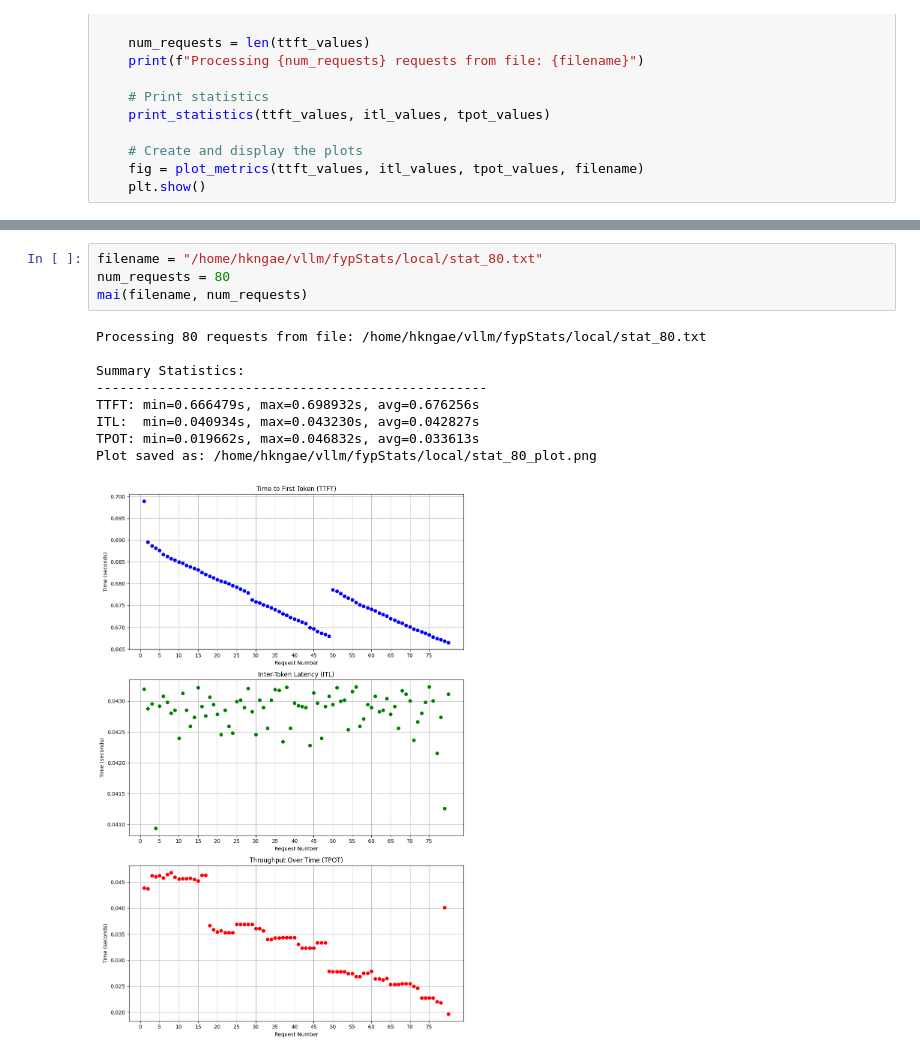
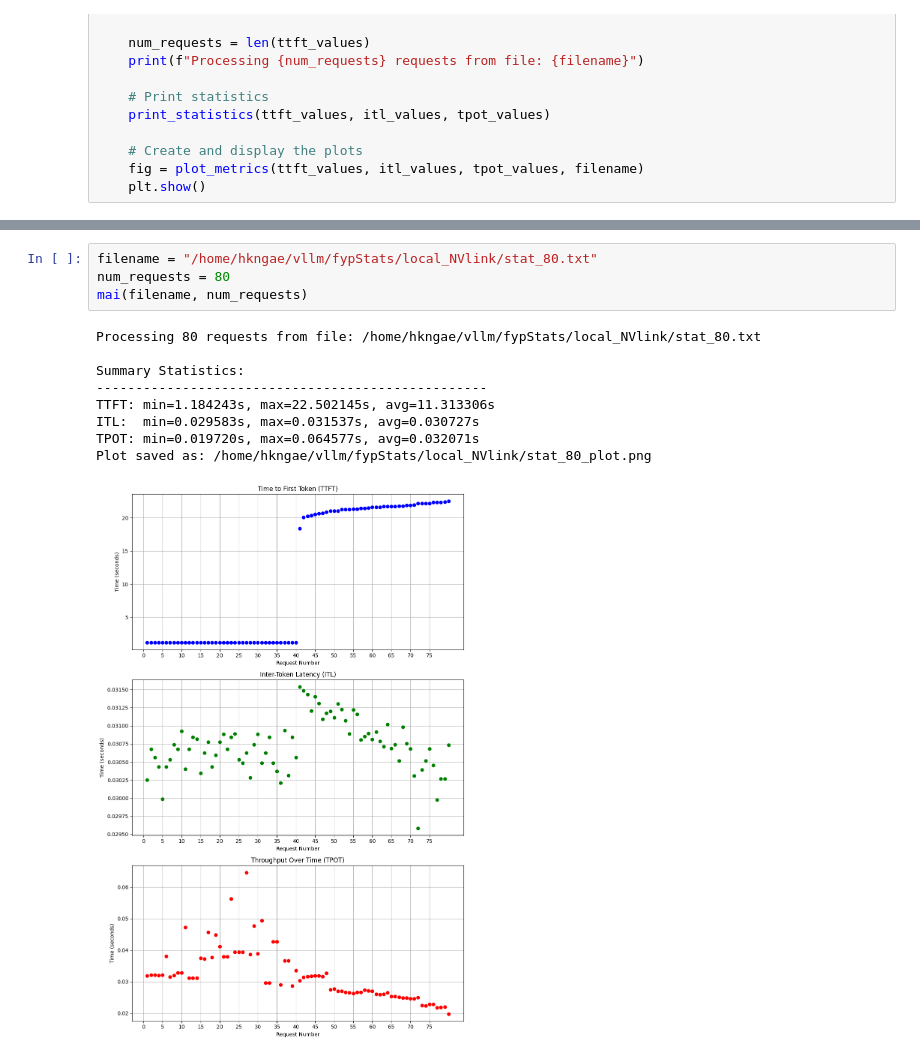
Before and after one commit to gunther520/v, a Jupyter notebook: fypStats/stat_graph.ipynb, the cells around one changed output, grey strips where cells are left out. Drawn from its saved outputs; the diff is of its cells as text.

```diff
--- a/fypStats/stat_graph.ipynb
+++ b/fypStats/stat_graph.ipynb
@@ -158,15 +158,15 @@ Plot saved as: /home/hkngae/vllm/fypStats/local/stat_40_plot.png
 # %%
-filename = "/home/hkngae/vllm/fypStats/local/stat_80.txt"
+filename = "/home/hkngae/vllm/fypStats/local_NVlink/stat_80.txt"
 num_requests = 80
 mai(filename, num_requests)
 # %% [output]
-Processing 80 requests from file: /home/hkngae/vllm/fypStats/local/stat_80.txt
+Processing 80 requests from file: /home/hkngae/vllm/fypStats/local_NVlink/stat_80.txt
 
 Summary Statistics:
 --------------------------------------------------
-TTFT: min=0.666479s, max=0.698932s, avg=0.676256s
-ITL:  min=0.040934s, max=0.043230s, avg=0.042827s
-TPOT: min=0.019662s, max=0.046832s, avg=0.033613s
-Plot saved as: /home/hkngae/vllm/fypStats/local/stat_80_plot.png
+TTFT: min=1.184243s, max=22.502145s, avg=11.313306s
+ITL:  min=0.029583s, max=0.031537s, avg=0.030727s
+TPOT: min=0.019720s, max=0.064577s, avg=0.032071s
+Plot saved as: /home/hkngae/vllm/fypStats/local_NVlink/stat_80_plot.png
-[figure, old version]
+[figure, new version]
 # %%
```
Also changed, not shown: parts of 23 cells of this notebook, 26 other files.
